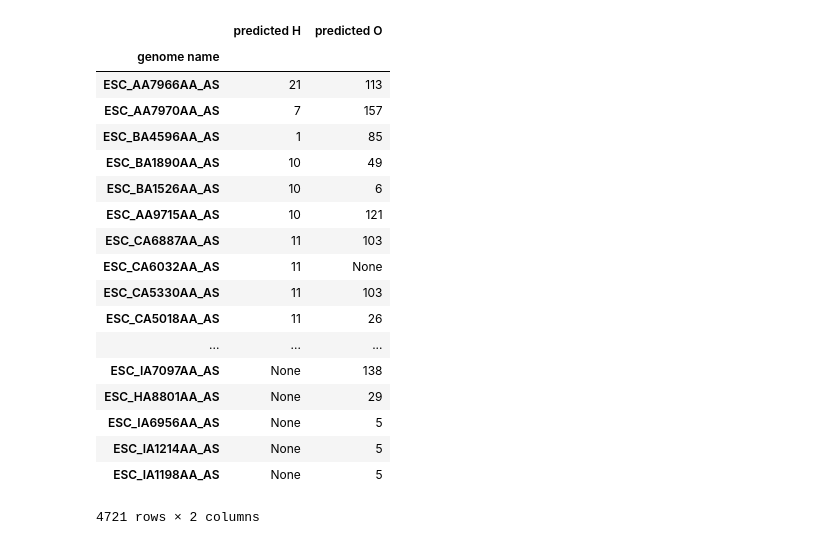
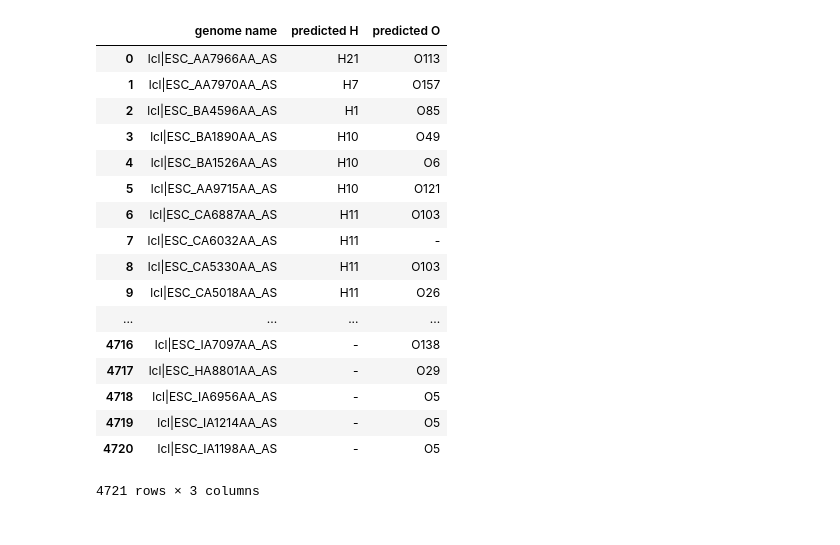
Before and after one commit to phac-nml/ecoli_serotyping, a Jupyter notebook: serotype_prediction.ipynb, the cells around one changed output. Drawn from its saved outputs; the diff is of its cells as text; code cells hidden in the pictures.

```diff
--- a/serotype_prediction.ipynb
+++ b/serotype_prediction.ipynb
@@ -1,36 +1,29 @@
 # %%
 import pandas as pd
-# %%
-# Read ectyper output
-json_output_file = 'all_genome_output.json'
-df = pd.read_json(json_output_file)
-# Data cleaning
-df['genome name'] = df['genome name'].str.split('|', expand=True)[1]
-df['predicted O'] = df['predicted O'].str.split('O', expand=True)[1]
-df['predicted H'] = df['predicted H'].str.split('H', expand=True)[1]
-df.index = df['genome name']
-df = df[['predicted H', 'predicted O']]
-df
-# %% [output]
-|  | predicted H | predicted O |
-| genome name |  |  |
-| ESC_AA7966AA_AS | 21 | 113 |
-| ESC_AA7970AA_AS | 7 | 157 |
-| ESC_BA4596AA_AS | 1 | 85 |
-| ESC_BA1890AA_AS | 10 | 49 |
-| ESC_BA1526AA_AS | 10 | 6 |
-| ESC_AA9715AA_AS | 10 | 121 |
-| ESC_CA6887AA_AS | 11 | 103 |
-| ESC_CA6032AA_AS | 11 | None |
-| ESC_CA5330AA_AS | 11 | 103 |
-| ESC_CA5018AA_AS | 11 | 26 |
-| ... | ... | ... |
-| ESC_IA7097AA_AS | None | 138 |
-| ESC_HA8801AA_AS | None | 29 |
-| ESC_IA6956AA_AS | None | 5 |
-| ESC_IA1214AA_AS | None | 5 |
-| ESC_IA1198AA_AS | None | 5 |
-4721 rows × 2 columns
+# %%
+# Read ectyper output
+json_output_file = 'all_genome_output.json'
+ectyper_df = pd.read_json(json_output_file)
+ectyper_df
+# %% [output]
+|  | genome name | predicted H | predicted O |
+| 0 | lcl|ESC_AA7966AA_AS | H21 | O113 |
+| 1 | lcl|ESC_AA7970AA_AS | H7 | O157 |
+| 2 | lcl|ESC_BA4596AA_AS | H1 | O85 |
+| 3 | lcl|ESC_BA1890AA_AS | H10 | O49 |
+| 4 | lcl|ESC_BA1526AA_AS | H10 | O6 |
+| 5 | lcl|ESC_AA9715AA_AS | H10 | O121 |
+| 6 | lcl|ESC_CA6887AA_AS | H11 | O103 |
+| 7 | lcl|ESC_CA6032AA_AS | H11 | - |
+| 8 | lcl|ESC_CA5330AA_AS | H11 | O103 |
+| 9 | lcl|ESC_CA5018AA_AS | H11 | O26 |
+| ... | ... | ... | ... |
+| 4716 | lcl|ESC_IA7097AA_AS | - | O138 |
+| 4717 | lcl|ESC_HA8801AA_AS | - | O29 |
+| 4718 | lcl|ESC_IA6956AA_AS | - | O5 |
+| 4719 | lcl|ESC_IA1214AA_AS | - | O5 |
+| 4720 | lcl|ESC_IA1198AA_AS | - | O5 |
+4721 rows × 3 columns
 # %%
 # Get genome file paths as a list
 import os
```
Also changed, not shown: parts of 12 cells of this notebook, 3 other files.
